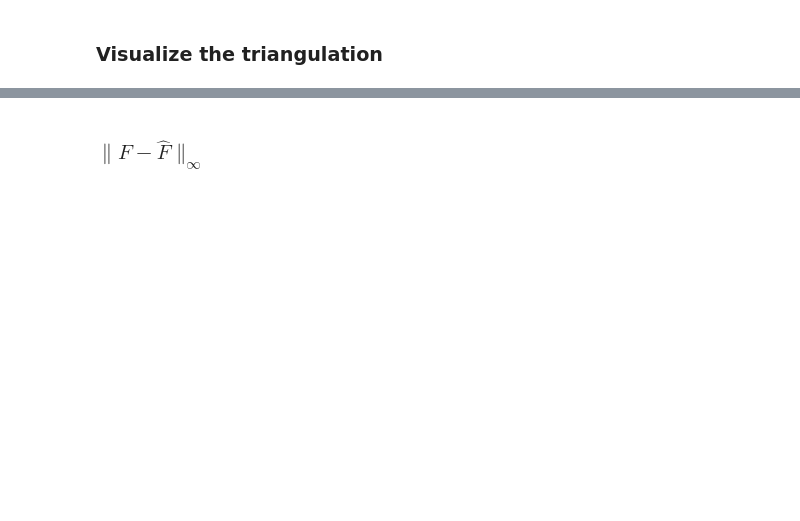
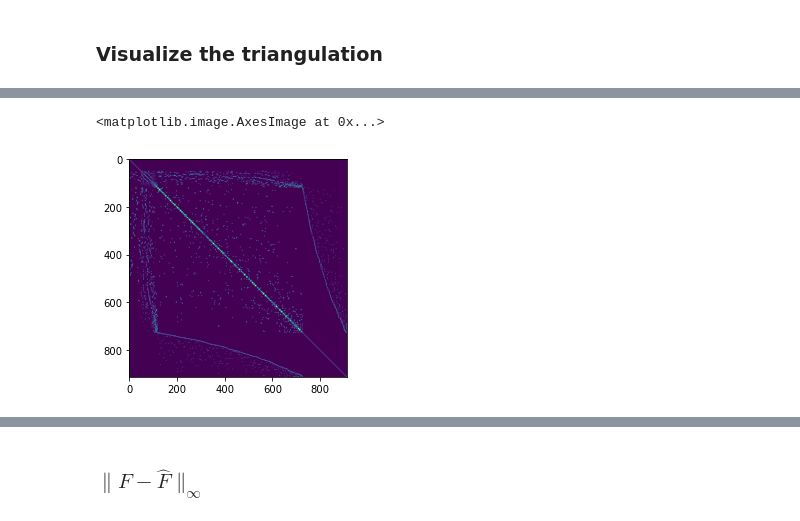
Before and after one commit to kamosevoyan/Thesis, a Jupyter notebook: Notebooks/Solutions/Poisson_equation_solution_on_polygonal_domain_cubic.ipynb, the cells around one changed output, grey strips where cells are left out. Saved outputs shown, nothing was run; the diff lists cells and outputs as text; code cells hidden in the pictures; blank space fills up the shorter version.

```diff
--- a/Notebooks/Solutions/Poisson_equation_solution_on_polygonal_domain_cubic.ipynb
+++ b/Notebooks/Solutions/Poisson_equation_solution_on_polygonal_domain_cubic.ipynb
@@ -178,6 +110,11 @@ for idx, element in enumerate(tqdm(new_triangles)):
                 matrix[element[local_point], element[i]] += 2 * FF[local_point, i]
 
             b[element[local_point]] -= 2 * ff[local_point]
+# %%
+plt.imshow(matrix != 0)
+# %% [output]
+<matplotlib.image.AxesImage at 0x...>
+[figure, added]
 # %%
 F = np.linalg.solve(matrix, b)
 # %%
```
Also changed, not shown: parts of 21 cells of this notebook.
